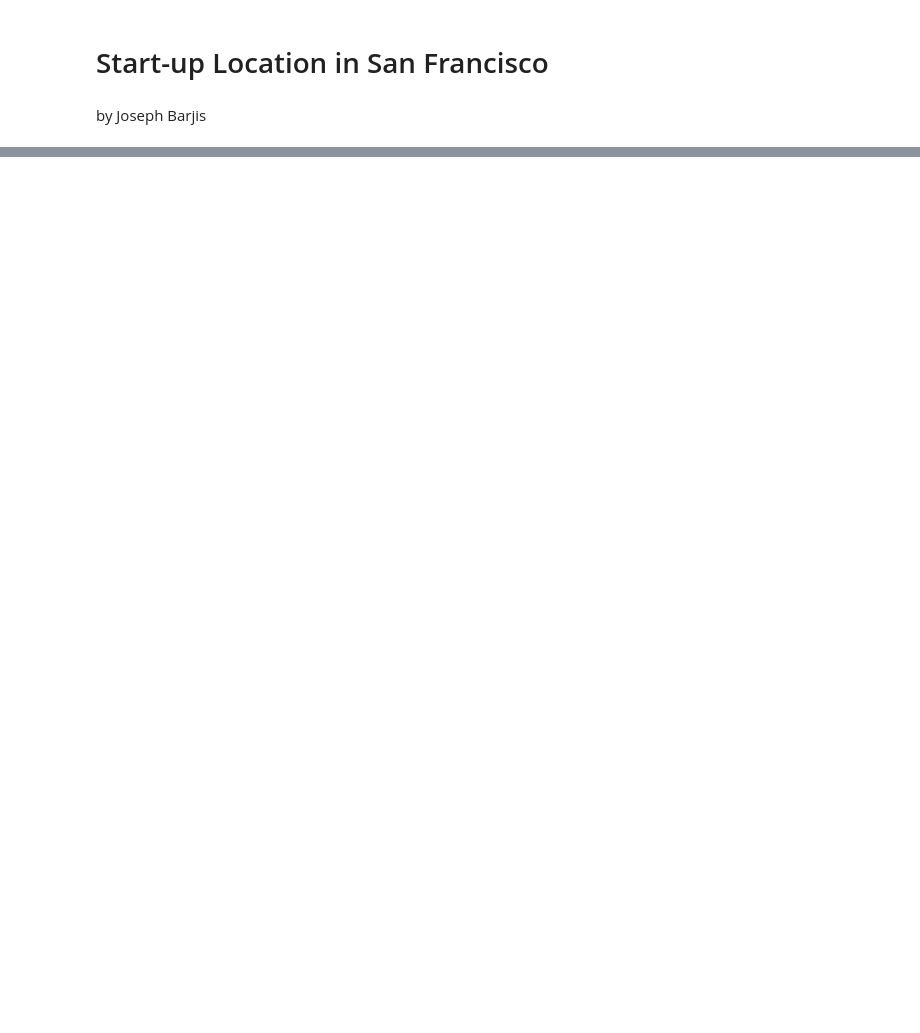
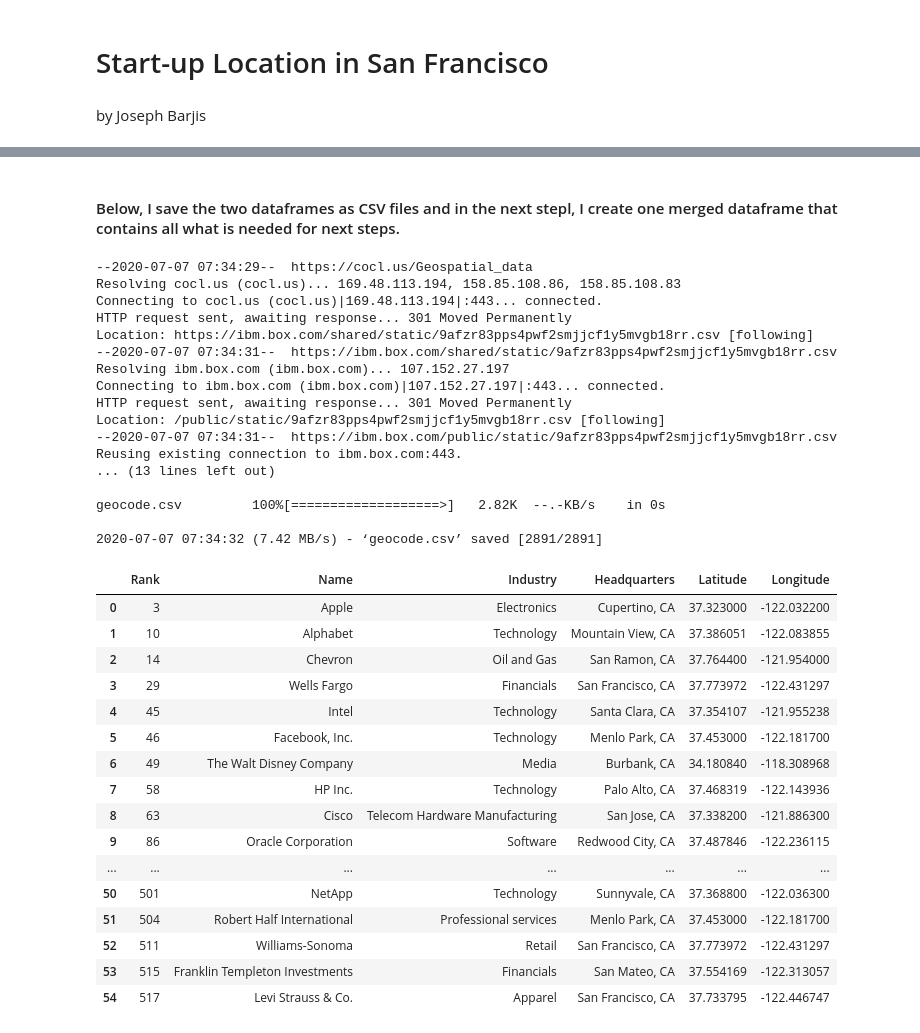
Before and after one commit to jbarjis/Coursera_Capstone, a Jupyter notebook: CapstoneFinal.ipynb, the cells around one changed output, grey strips where cells are left out. Saved outputs shown, nothing was run; the diff lists cells and outputs as text; code cells hidden in the pictures; blank space fills up the shorter version.

Commit message:
Capstone Project
This file contains both code and comments through the project

```diff
--- a/CapstoneFinal.ipynb
+++ b/CapstoneFinal.ipynb
@@ -27,0 +61,28 @@ This exploration of locations should help me to recommend the right location for
+# %%
+import numpy as np # library to handle data in a vectorized manner
+
+import pandas as pd # library for data analsysis
+pd.set_option('display.max_columns', None)
+pd.set_option('display.max_rows', None)
+
+import json # library to handle JSON files
+
+!conda install -c conda-forge geopy --yes # uncomment this line if you haven't completed the Foursquare API lab
+from geopy.geocoders import Nominatim # convert an address into latitude and longitude values
+
+import requests # library to handle requests
+from pandas.io.json import json_normalize # tranform JSON file into a pandas dataframe
+
+# Matplotlib and associated plotting modules
+import matplotlib.cm as cm
+import matplotlib.colors as colors
+
+# import k-means from clustering stage
+from sklearn.cluster import KMeans
+
+!conda install -c conda-forge folium=0.5.0 --yes # uncomment this line if you haven't completed the Foursquare API lab
+import folium # map rendering library
+
+!conda install --yes lxml
+print(' ')
+print('Libraries imported')
@@ -27,0 +442,2 @@ This exploration of locations should help me to recommend the right location for
+# %% [markdown]
+#### Below, I save the two dataframes as CSV files and in the next stepl, I create one merged dataframe that contains all what is needed for next steps.
@@ -27,0 +447,39 @@ This exploration of locations should help me to recommend the right location for
+# %%
+!wget -O geocode.csv https://cocl.us/Geospatial_data
+df_caFinal = pd.read_csv("CA_F500.csv")
+df_caFinal
+# %% [output]
+--2020-07-07 07:34:29--  https://cocl.us/Geospatial_data
+Resolving cocl.us (cocl.us)... 169.48.113.194, 158.85.108.86, 158.85.108.83
+Connecting to cocl.us (cocl.us)|169.48.113.194|:443... connected.
+HTTP request sent, awaiting response... 301 Moved Permanently
+Location: https://ibm.box.com/shared/static/9afzr83pps4pwf2smjjcf1y5mvgb18rr.csv [following]
+--2020-07-07 07:34:31--  https://ibm.box.com/shared/static/9afzr83pps4pwf2smjjcf1y5mvgb18rr.csv
+Resolving ibm.box.com (ibm.box.com)... 107.152.27.197
+Connecting to ibm.box.com (ibm.box.com)|107.152.27.197|:443... connected.
+HTTP request sent, awaiting response... 301 Moved Permanently
+Location: /public/static/9afzr83pps4pwf2smjjcf1y5mvgb18rr.csv [following]
+--2020-07-07 07:34:31--  https://ibm.box.com/public/static/9afzr83pps4pwf2smjjcf1y5mvgb18rr.csv
+Reusing existing connection to ibm.box.com:443.
+... (13 lines left out)
+
+geocode.csv         100%[===================>]   2.82K  --.-KB/s    in 0s
+
+2020-07-07 07:34:32 (7.42 MB/s) - ‘geocode.csv’ saved [2891/2891]
+|  | Rank | Name | Industry | Headquarters | Latitude | Longitude |
+| 0 | 3 | Apple | Electronics | Cupertino, CA | 37.323000 | -122.032200 |
+| 1 | 10 | Alphabet | Technology | Mountain View, CA | 37.386051 | -122.083855 |
+| 2 | 14 | Chevron | Oil and Gas | San Ramon, CA | 37.764400 | -121.954000 |
+| 3 | 29 | Wells Fargo | Financials | San Francisco, CA | 37.773972 | -122.431297 |
+| 4 | 45 | Intel | Technology | Santa Clara, CA | 37.354107 | -121.955238 |
+| 5 | 46 | Facebook, Inc. | Technology | Menlo Park, CA | 37.453000 | -122.181700 |
+| 6 | 49 | The Walt Disney Company | Media | Burbank, CA | 34.180840 | -118.308968 |
+| 7 | 58 | HP Inc. | Technology | Palo Alto, CA | 37.468319 | -122.143936 |
+| 8 | 63 | Cisco | Telecom Hardware Manufacturing | San Jose, CA | 37.338200 | -121.886300 |
+| 9 | 86 | Oracle Corporation | Software | Redwood City, CA | 37.487846 | -122.236115 |
+| ... | ... | ... | ... | ... | ... | ... |
+| 50 | 501 | NetApp | Technology | Sunnyvale, CA | 37.368800 | -122.036300 |
+| 51 | 504 | Robert Half International | Professional services | Menlo Park, CA | 37.453000 | -122.181700 |
+| 52 | 511 | Williams-Sonoma | Retail | San Francisco, CA | 37.773972 | -122.431297 |
+| 53 | 515 | Franklin Templeton Investments | Financials | San Mateo, CA | 37.554169 | -122.313057 |
+| 54 | 517 | Levi Strauss & Co. | Apparel | San Francisco, CA | 37.733795 | -122.446747 |
```
Also changed, not shown: parts of 62 cells of this notebook.
